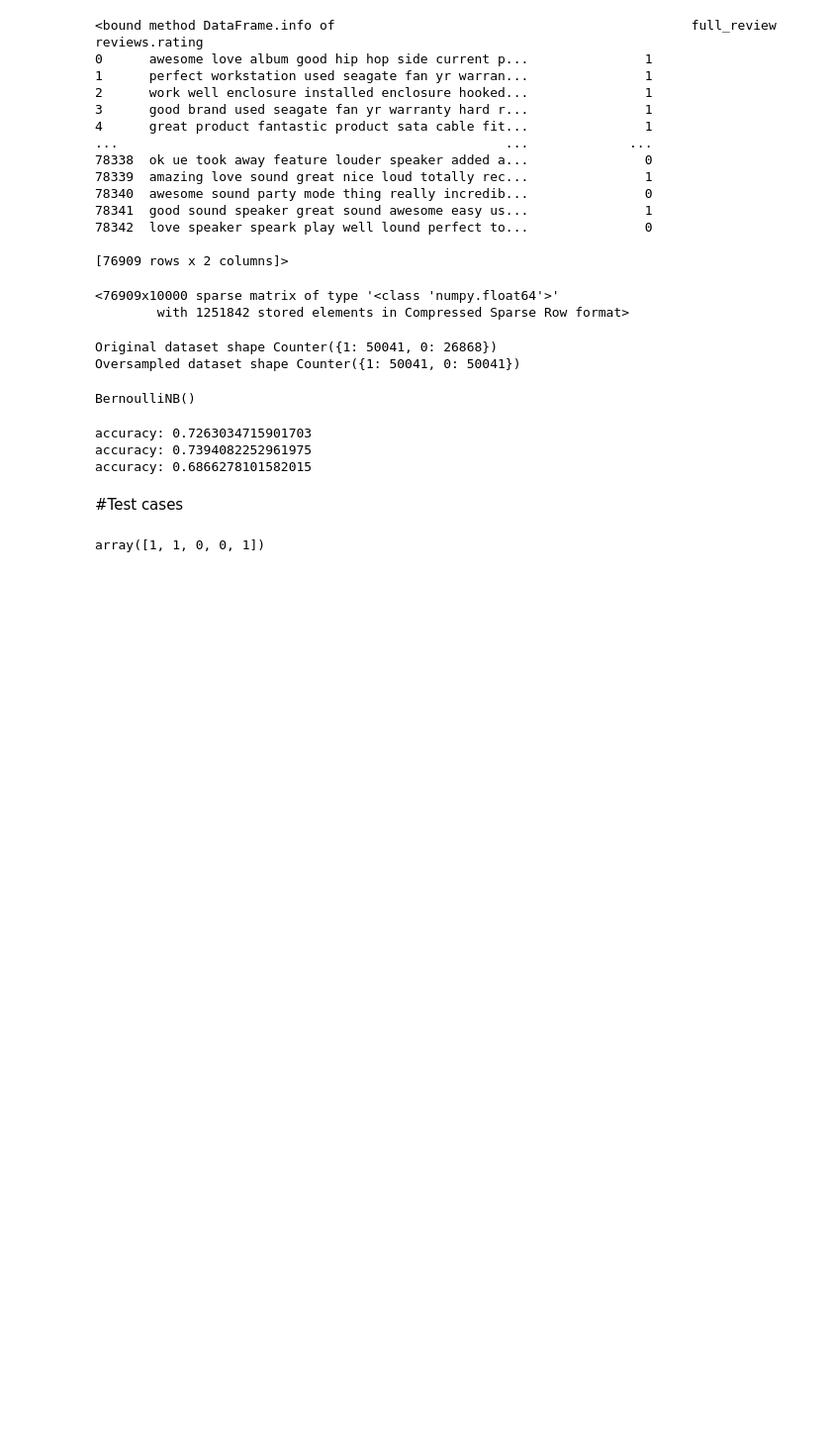
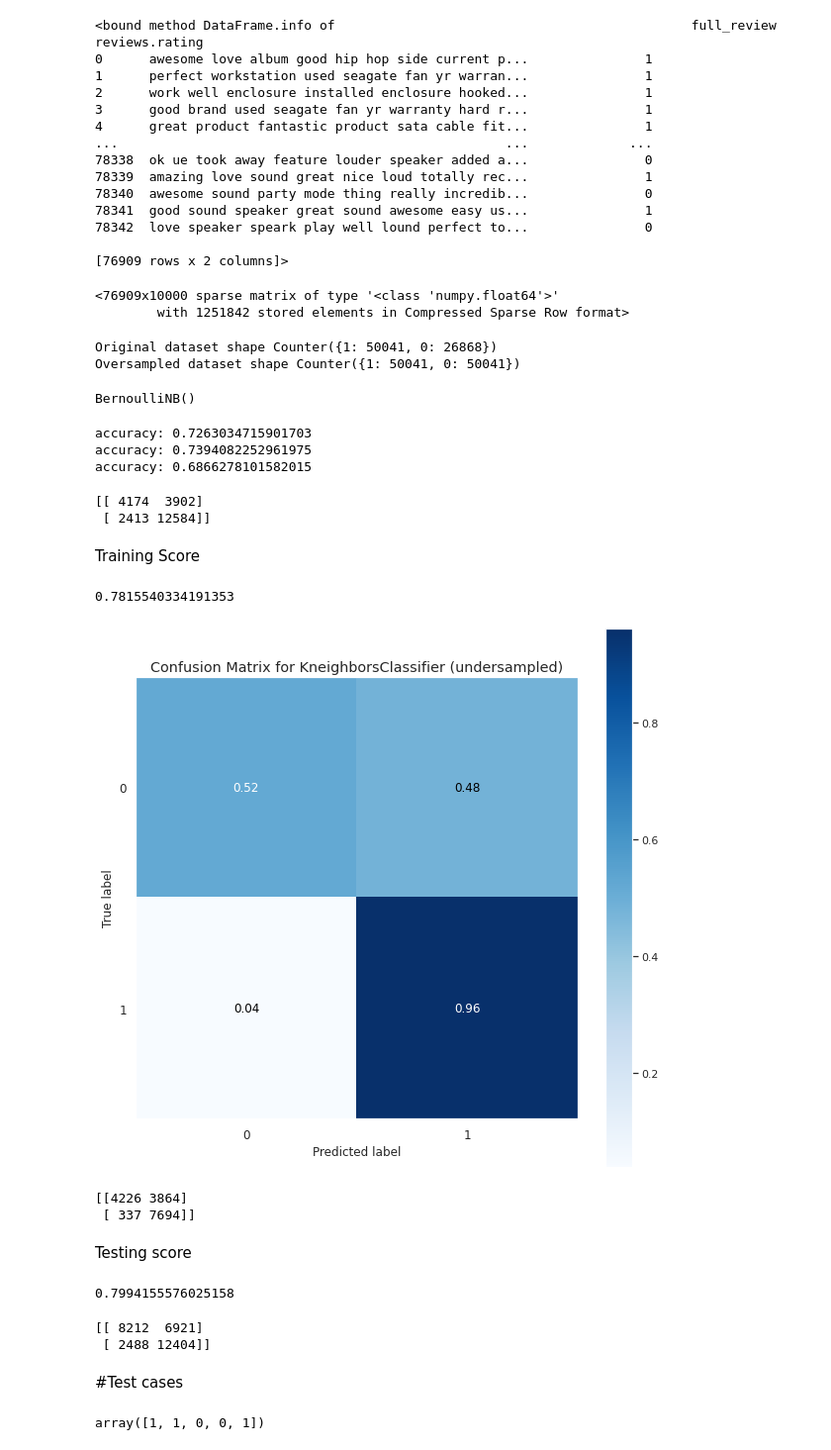
Before and after one commit to pranjaliseth/CMPE-257-Project, a Jupyter notebook: Project_dir/code/app/06_Bernouli_Pavan_Satyam.ipynb, the cells around one changed output. Shown at 99% size. Drawn from its saved outputs; the diff is of its cells as text; code cells hidden in the pictures; blank space fills up the shorter version.

Commit message:
Training score and testing score

```diff
--- a/Project_dir/code/app/06_Bernouli_Pavan_Satyam.ipynb
+++ b/Project_dir/code/app/06_Bernouli_Pavan_Satyam.ipynb
@@ -465,6 +469,47 @@ print('accuracy:',acc_os)
 accuracy: 0.7263034715901703
 accuracy: 0.7394082252961975
 accuracy: 0.6866278101582015
+# %%
+from sklearn.metrics import confusion_matrix,f1_score
+conf_mat = confusion_matrix(
+        y_test, y_pred)
+print(conf_mat)
+# %% [output]
+[[ 4174  3902]
+ [ 2413 12584]]
+# %% [markdown]
+Training Score
+# %%
+y_pred_train_us= classifier.predict(X_train_us)
+print(f1_score(y_train_us, y_pred_train_us))
+# %% [output]
+0.7815540334191353
+# %%
+conf_mat = confusion_matrix(
+        y_test_us, y_pred_us)
+sns.set(rc={'figure.figsize':(10,10)})
+sns.set(font_scale=1)
+skplt.metrics.plot_confusion_matrix(y_test_us, y_pred_us, normalize=True, title = 'Confusion Matrix for KneighborsClassifier (undersampled)')
+plt.show()
+print(conf_mat)
+# %% [output]
+[figure, added]
+[[4226 3864]
+ [ 337 7694]]
+# %% [markdown]
+Testing score
+# %%
+print(f1_score(y_test, y_pred))
+print(f1_score())
+# %% [output]
+0.7994155576025158
+# %%
+conf_mat = confusion_matrix(
+        y_test_os, y_pred_os)
+print(conf_mat)
+# %% [output]
+[[ 8212  6921]
+ [ 2488 12404]]
 # %% [markdown]
 #Test cases
 # %%
```
Also changed, not shown: parts of 5 cells of this notebook.
